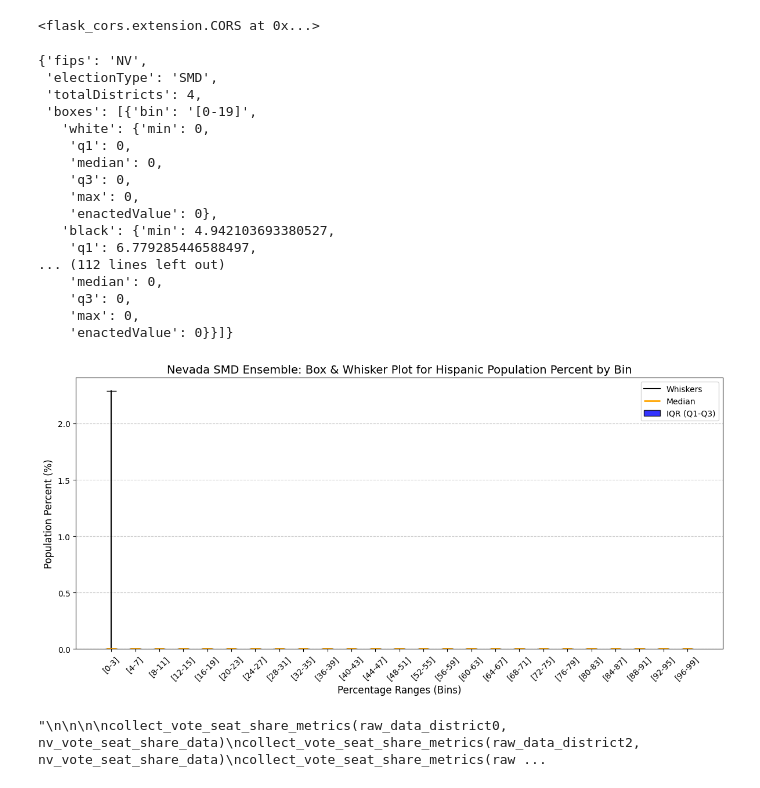
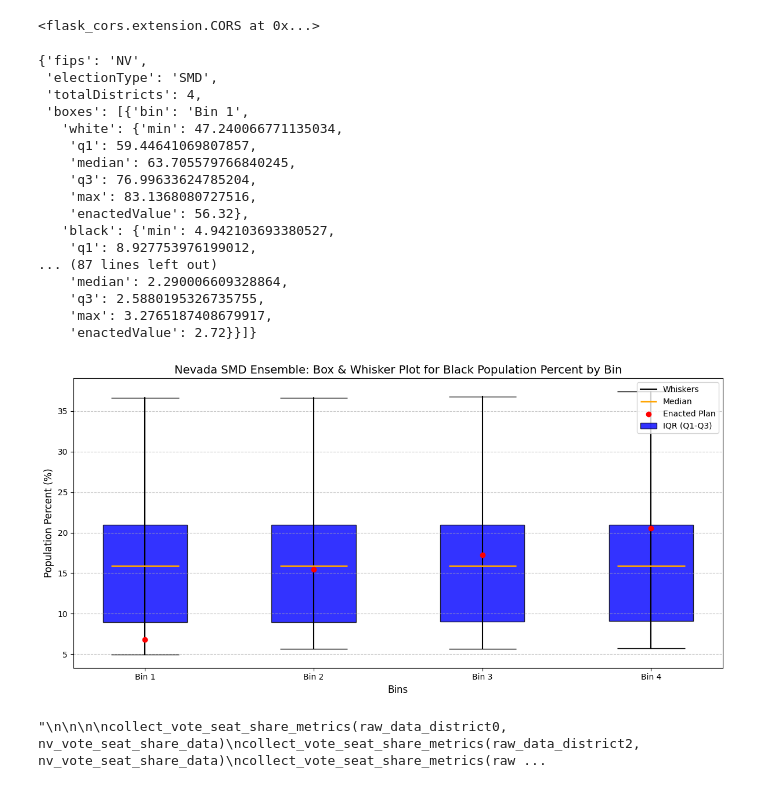
Before and after one commit to clark-fischer/truevoice, a Jupyter notebook: data_collection_SMD.ipynb, the cells around one changed output. Drawn from its saved outputs; the diff is of its cells as text; code cells hidden in the pictures.

Commit message:
all graphs updated

```diff
--- a/data_collection_SMD.ipynb
+++ b/data_collection_SMD.ipynb
@@ -593,30 +583,30 @@ nv_box_ans_whisker_data = {
 
     }
 races = ["white", "black", "asian", "hispanic"]
-collect_box_and_whisker_bins(nv_demographic_data, nv_box_ans_whisker_data, races, 20)
+collect_box_and_whisker_bins(nv_demographic_data, nv_box_ans_whisker_data, races)
 nv_box_ans_whisker_data
 # %% [output]
 {'fips': 'NV',
  'electionType': 'SMD',
  'totalDistricts': 4,
- 'boxes': [{'bin': '[0-19]',
-   'white': {'min': 0,
-    'q1': 0,
-    'median': 0,
-    'q3': 0,
-    'max': 0,
-    'enactedValue': 0},
+ 'boxes': [{'bin': 'Bin 1',
+   'white': {'min': 47.240066771135034,
+    'q1': 59.44641069807857,
+    'median': 63.705579766840245,
+    'q3': 76.99633624785204,
+    'max': 83.1368080727516,
+    'enactedValue': 56.32},
    'black': {'min': 4.942103693380527,
-    'q1': 6.779285446588497,
-... (112 lines left out)
-    'median': 0,
-    'q3': 0,
-    'max': 0,
-    'enactedValue': 0}}]}
+    'q1': 8.927753976199012,
+... (87 lines left out)
+    'median': 2.290006609328864,
+    'q3': 2.5880195326735755,
+    'max': 3.2765187408679917,
+    'enactedValue': 2.72}}]}
 # %%
-ensembles_box_and_whisker_plot_bins(nv_box_ans_whisker_data, "hispanic", 4)
+ensembles_box_and_whisker_plot_bins(nv_box_ans_whisker_data, "black")
 # %% [output]
-[figure, old version]
+[figure, new version]
 # %%
 
 shp_path = 'nv_2020_final/nv_2020_final.shp'
```
Also changed, not shown: parts of 1 cell of this notebook, 5 other files.
